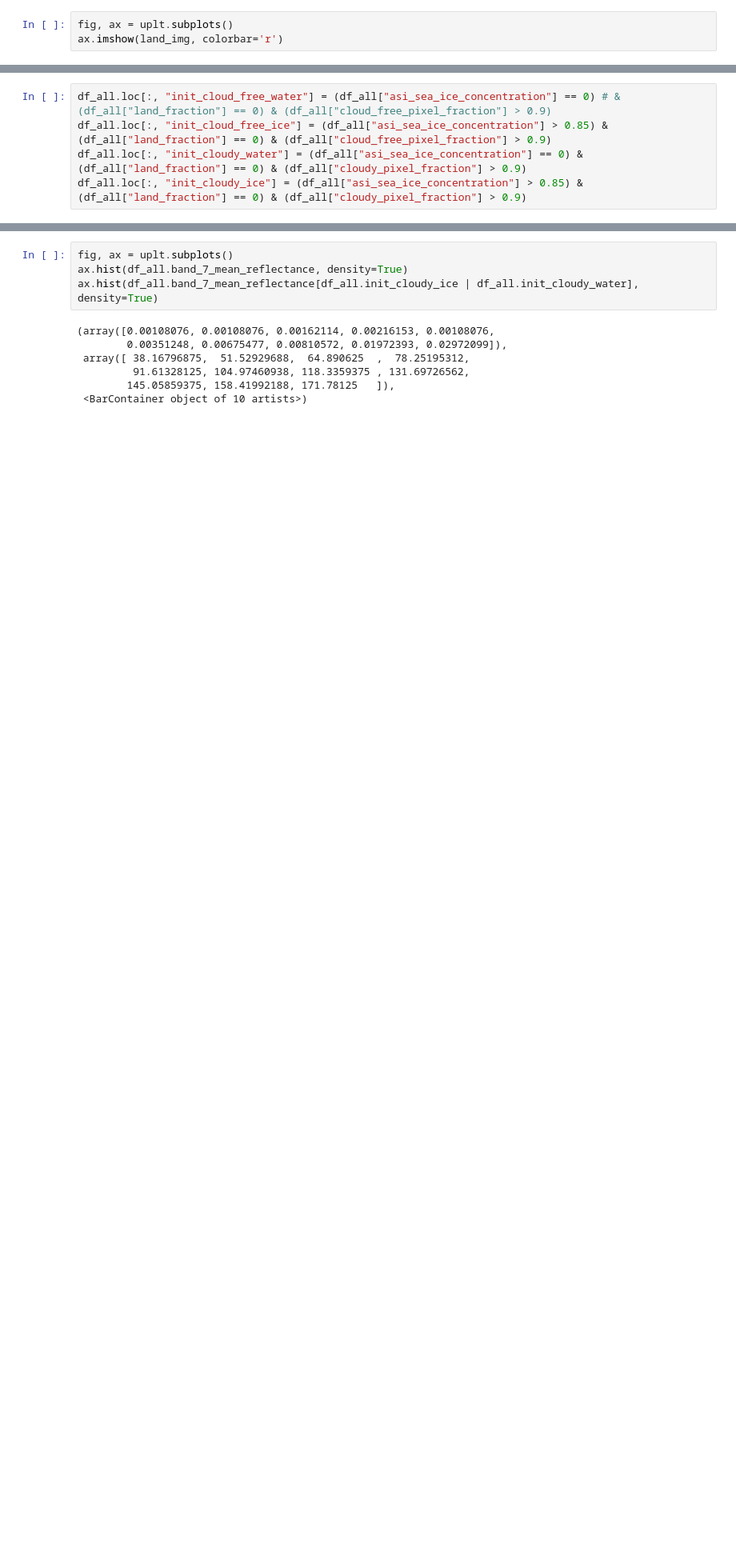
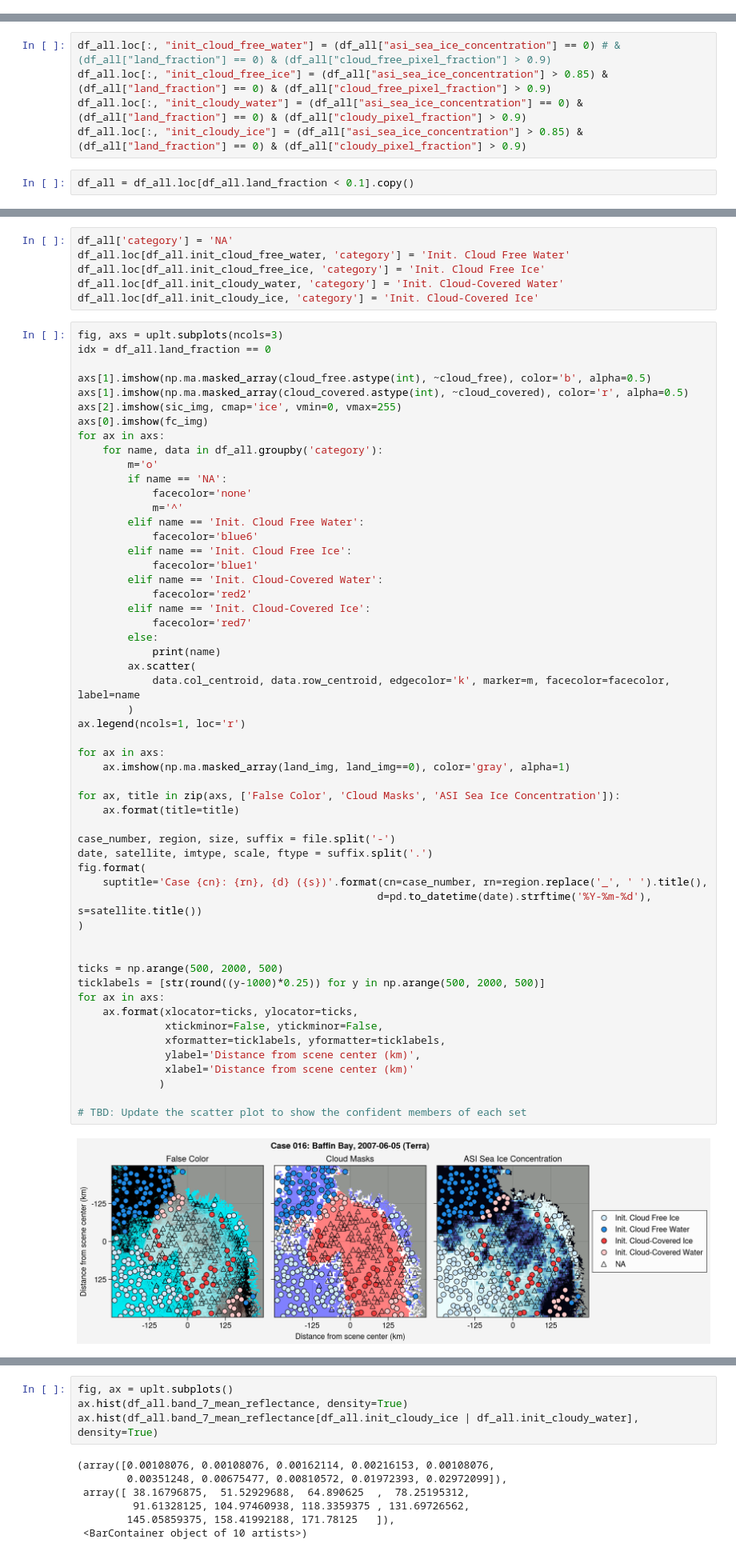
Before and after one commit to danielmwatkins/ice-floe-validation-dataset, a Jupyter notebook: notebooks/sub_scene_sampling.ipynb, the cells around one changed output, grey strips where cells are left out. Shown at 80% size. Cells and saved outputs as stored; diff of their text form; blank space fills up the shorter version.

```diff
--- a/notebooks/sub_scene_sampling.ipynb
+++ b/notebooks/sub_scene_sampling.ipynb
@@ -177,6 +171,3 @@ df_sic = pd.DataFrame(regionprops_table(sample_patches, intensity_image=sic_img,
 df_sic['asi_sea_ice_concentration'] = df_sic['asi_sea_ice_concentration'] / 255
 df_land = pd.DataFrame(regionprops_table(sample_patches, intensity_image=land_img > 0, properties=["label", "intensity_mean"])).rename(
     {'intensity_mean': 'land_fraction'}, axis=1)
-# %%
-fig, ax = uplt.subplots()
-ax.imshow(land_img, colorbar='r')
@@ -254,3 +220,5 @@ df_all.loc[:, "init_cloud_free_water"] = (df_all["asi_sea_ice_concentration"] ==
 df_all.loc[:, "init_cloud_free_ice"] = (df_all["asi_sea_ice_concentration"] > 0.85) & (df_all["land_fraction"] == 0) & (df_all["cloud_free_pixel_fraction"] > 0.9)
 df_all.loc[:, "init_cloudy_water"] = (df_all["asi_sea_ice_concentration"] == 0) & (df_all["land_fraction"] == 0) & (df_all["cloudy_pixel_fraction"] > 0.9)
 df_all.loc[:, "init_cloudy_ice"] = (df_all["asi_sea_ice_concentration"] > 0.85) & (df_all["land_fraction"] == 0) & (df_all["cloudy_pixel_fraction"] > 0.9)
+# %%
+df_all = df_all.loc[df_all.land_fraction < 0.1].copy()
@@ -256,0 +233,62 @@ df_all.loc[:, "init_cloudy_ice"] = (df_all["asi_sea_ice_concentration"] > 0.85)
+# %%
+df_all['category'] = 'NA'
+df_all.loc[df_all.init_cloud_free_water, 'category'] = 'Init. Cloud Free Water'
+df_all.loc[df_all.init_cloud_free_ice, 'category'] = 'Init. Cloud Free Ice'
+df_all.loc[df_all.init_cloudy_water, 'category'] = 'Init. Cloud-Covered Water'
+df_all.loc[df_all.init_cloudy_ice, 'category'] = 'Init. Cloud-Covered Ice'
+# %%
+fig, axs = uplt.subplots(ncols=3)
+idx = df_all.land_fraction == 0
+
+axs[1].imshow(np.ma.masked_array(cloud_free.astype(int), ~cloud_free), color='b', alpha=0.5)
+axs[1].imshow(np.ma.masked_array(cloud_covered.astype(int), ~cloud_covered), color='r', alpha=0.5)
+axs[2].imshow(sic_img, cmap='ice', vmin=0, vmax=255)
+axs[0].imshow(fc_img)
+for ax in axs:
+    for name, data in df_all.groupby('category'):
+        m='o'
+        if name == 'NA':
+            facecolor='none'
+            m='^'
+        elif name == 'Init. Cloud Free Water':
+            facecolor='blue6'
+        elif name == 'Init. Cloud Free Ice':
+            facecolor='blue1'
+        elif name == 'Init. Cloud-Covered Water':
+            facecolor='red2'
+        elif name == 'Init. Cloud-Covered Ice':
+            facecolor='red7'
+        else:
+            print(name)
+        ax.scatter(
+            data.col_centroid, data.row_centroid, edgecolor='k', marker=m, facecolor=facecolor, label=name
+        )
+ax.legend(ncols=1, loc='r')
+
+for ax in axs:
+    ax.imshow(np.ma.masked_array(land_img, land_img==0), color='gray', alpha=1)
+
+for ax, title in zip(axs, ['False Color', 'Cloud Masks', 'ASI Sea Ice Concentration']):
+    ax.format(title=title)
+
+case_number, region, size, suffix = file.split('-')
+date, satellite, imtype, scale, ftype = suffix.split('.')
+fig.format(
+    suptitle='Case {cn}: {rn}, {d} ({s})'.format(cn=case_number, rn=region.replace('_', ' ').title(),
+                                                d=pd.to_datetime(date).strftime('%Y-%m-%d'), s=satellite.title())
+)
+
+
+ticks = np.arange(500, 2000, 500)
+ticklabels = [str(round((y-1000)*0.25)) for y in np.arange(500, 2000, 500)]
+for ax in axs:
+    ax.format(xlocator=ticks, ylocator=ticks,
+              xtickminor=False, ytickminor=False,
+              xformatter=ticklabels, yformatter=ticklabels,
+              ylabel='Distance from scene center (km)',
+              xlabel='Distance from scene center (km)'
+             )
+
+# TBD: Update the scatter plot to show the confident members of each set
+# %% [output]
+[figure, added]
```
Also changed, not shown: parts of 17 cells of this notebook.
